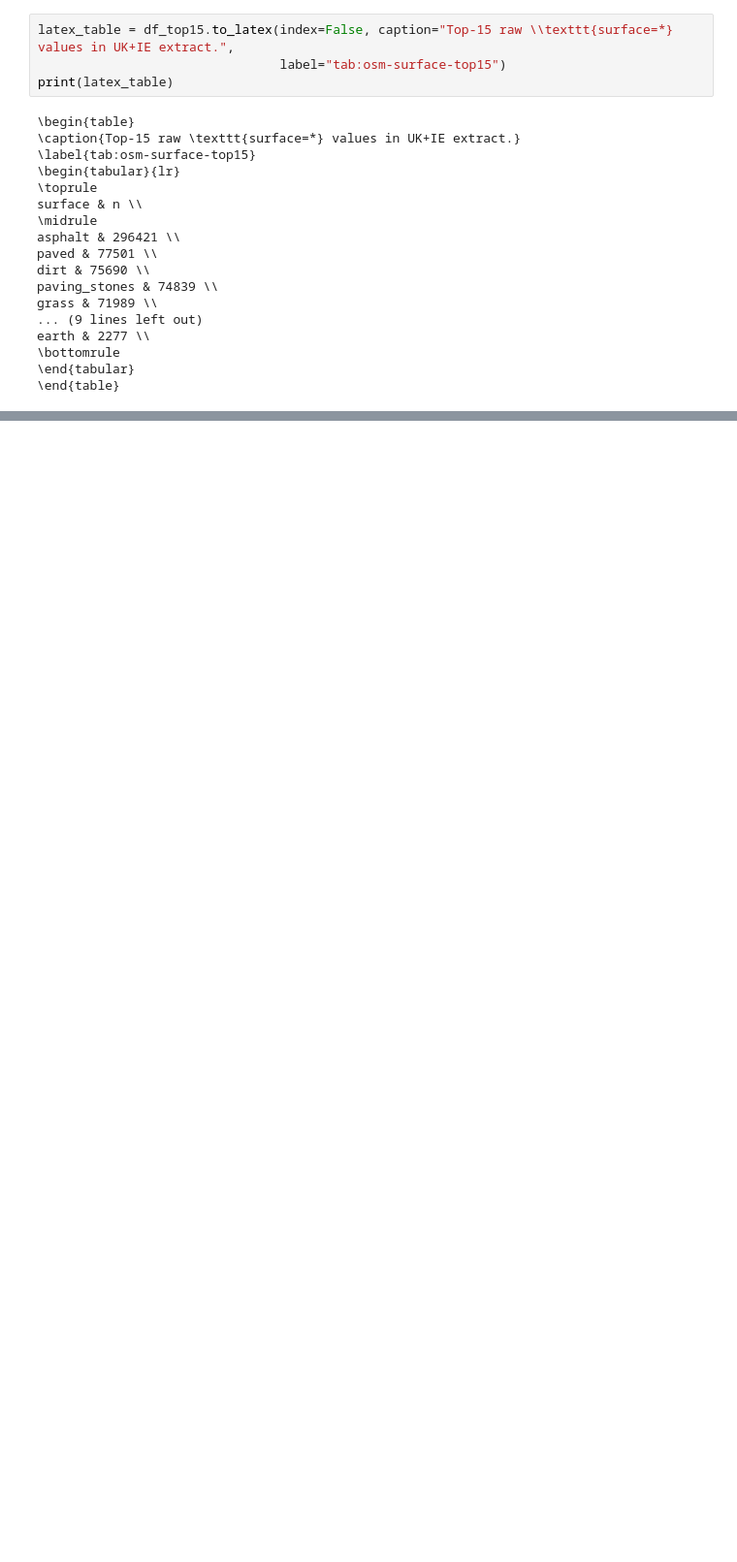
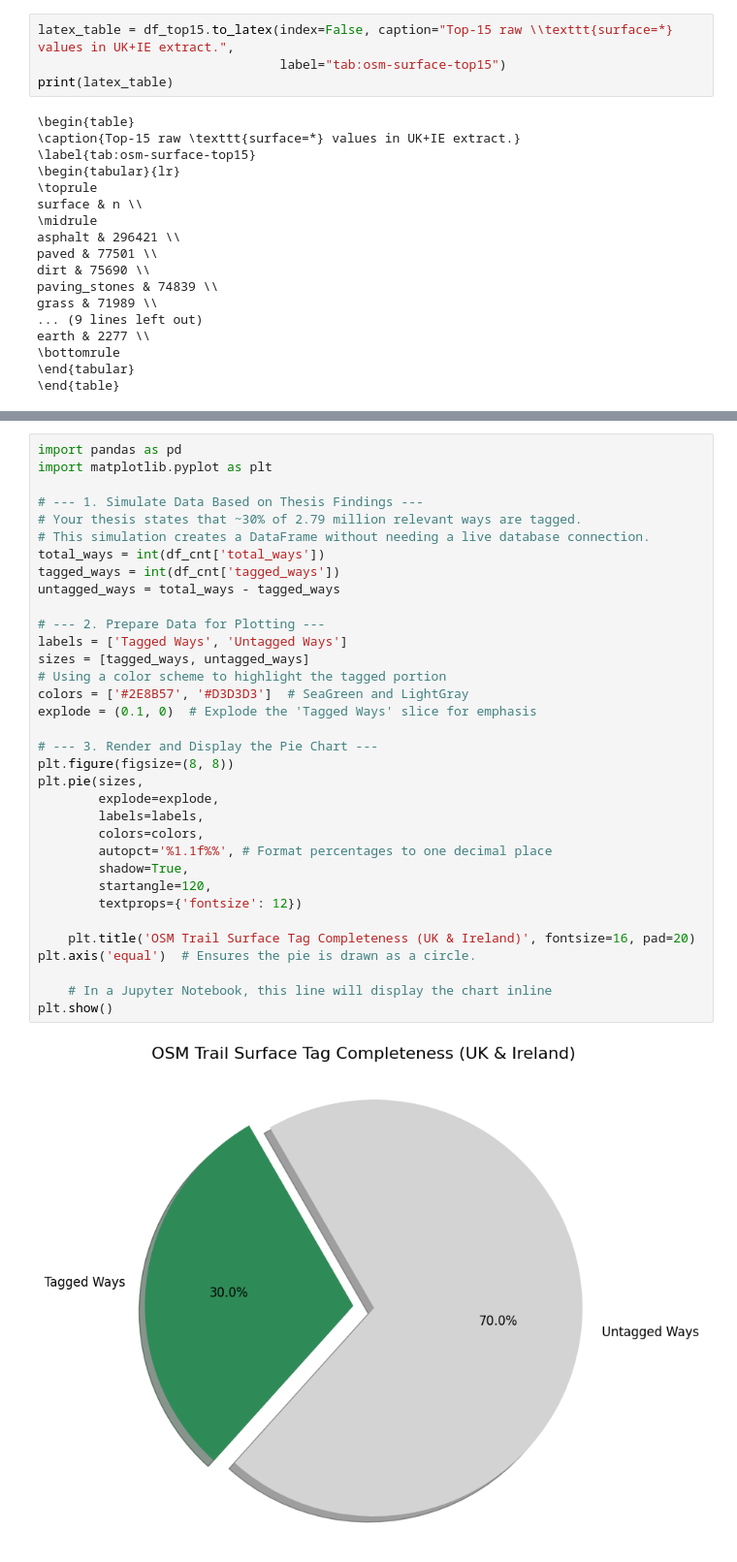
Before and after one commit to rudedoc/TrailSurfNET, a Jupyter notebook: OSM Exploratory Data Analysis.ipynb, the cells around one changed output, grey strips where cells are left out. Shown at 97% size. Saved outputs shown, nothing was run; the diff lists cells and outputs as text; blank space fills up the shorter version.

```diff
--- a/OSM Exploratory Data Analysis.ipynb
+++ b/OSM Exploratory Data Analysis.ipynb
@@ -82,0 +84,36 @@ earth & 2277 \\
+# %%
+import pandas as pd
+import matplotlib.pyplot as plt
+
+# --- 1. Simulate Data Based on Thesis Findings ---
+# Your thesis states that ~30% of 2.79 million relevant ways are tagged.
+# This simulation creates a DataFrame without needing a live database connection.
+total_ways = int(df_cnt['total_ways'])
+tagged_ways = int(df_cnt['tagged_ways'])
+untagged_ways = total_ways - tagged_ways
+
+# --- 2. Prepare Data for Plotting ---
+labels = ['Tagged Ways', 'Untagged Ways']
+sizes = [tagged_ways, untagged_ways]
+# Using a color scheme to highlight the tagged portion
+colors = ['#2E8B57', '#D3D3D3']  # SeaGreen and LightGray
+explode = (0.1, 0)  # Explode the 'Tagged Ways' slice for emphasis
+
+# --- 3. Render and Display the Pie Chart ---
+plt.figure(figsize=(8, 8))
+plt.pie(sizes,
+        explode=explode,
+        labels=labels,
+        colors=colors,
+        autopct='%1.1f%%', # Format percentages to one decimal place
+        shadow=True,
+        startangle=120,
+        textprops={'fontsize': 12})
+
+    plt.title('OSM Trail Surface Tag Completeness (UK & Ireland)', fontsize=16, pad=20)
+plt.axis('equal')  # Ensures the pie is drawn as a circle.
+
+    # In a Jupyter Notebook, this line will display the chart inline
+plt.show()
+# %% [output]
+[figure, added]
```
Also changed, not shown: parts of 2 cells of this notebook, 2 other files.
